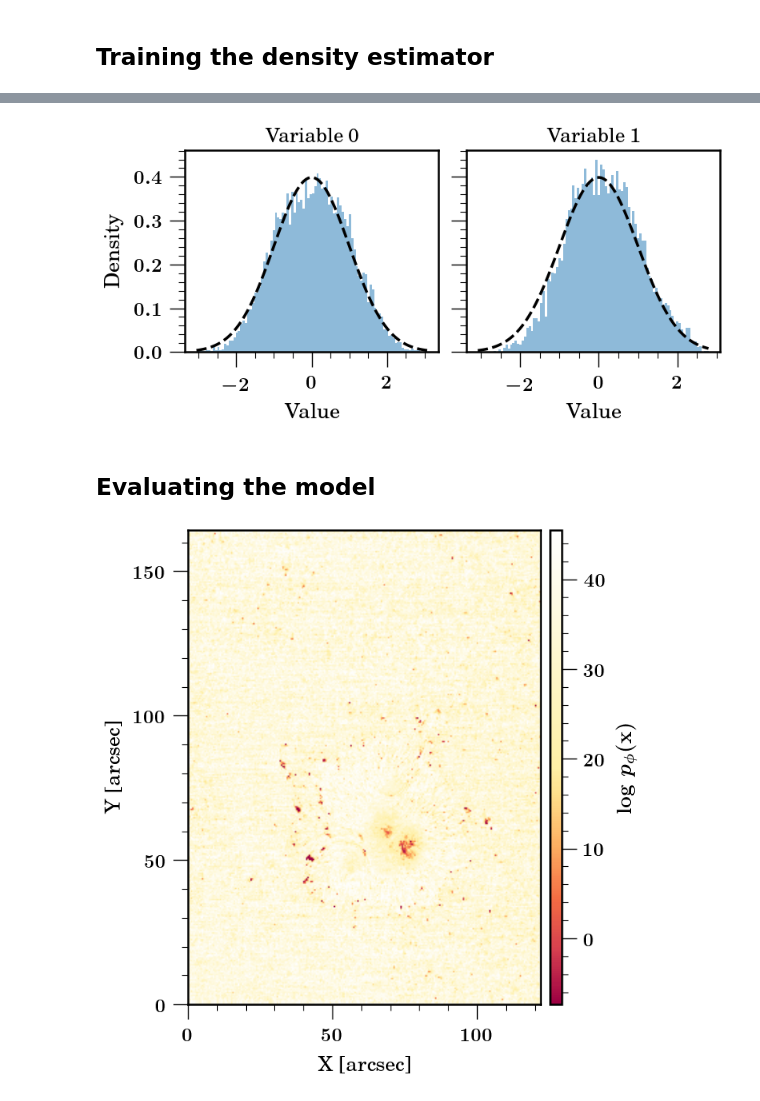
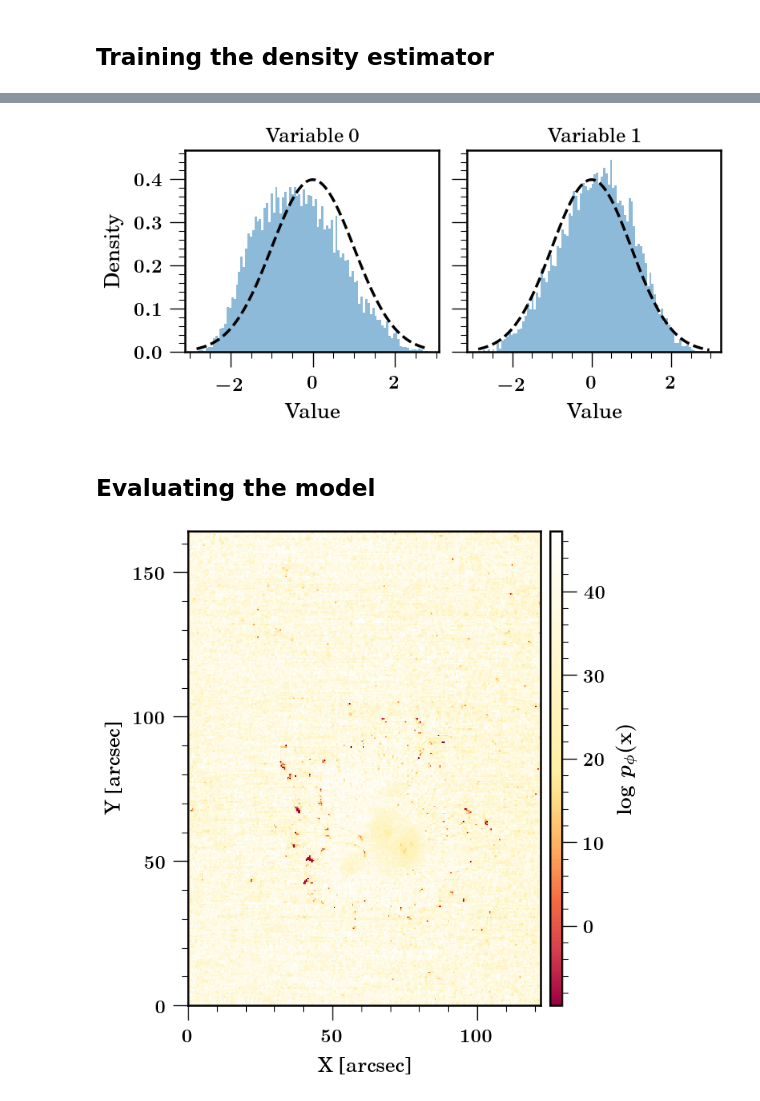
Before and after one commit to cdiazbas/inspectorch, a Jupyter notebook: example/example.ipynb, the cells around one changed output, grey strips where cells are left out. Cells and saved outputs as stored; diff of their text form; code cells hidden in the pictures.

```diff
--- a/example/example.ipynb
+++ b/example/example.ipynb
@@ -29,17 +29,14 @@ CUDA is not available. Using CPU.
 
 # Read the compressed Hinode data from file
 with np.load("hinode_data.npz") as npzfile:
-    data = npzfile["data"]
+    data = npzfile["data"] / 186.0
     wav = npzfile["wav"]
     pixel_size = npzfile["pixel_size"] * 3.0
 
 ny, nwav, nx = data.shape
 print(f"Data shape: {data.shape}")
 
-# Normalize data by quiet sun (QS) median value for consistent intensity scaling
-qs = np.median(data[:, 0, :])
-data = data / qs
-average = np.mean(data[:, :, :], axis=(0, 2))
+# Data does not need any normalization
 # %% [output]
 Data shape: (342, 30, 254)
 # %%
@@ -143,8 +144,12 @@ model.plot_train_loss()
 # %%
 # Visualize data distribution after training
-model.check_variables(train_loader, plot_variables=[0, 1], figsize=(8, 4))
+model.check_variables(train_loader,
+                      plot_variables=[0, 1], # Which variables to plot from your feature set
+                      figsize=(8, 4),
+                      rel_size=0.1  # It only checks 10% of the data for speed
+                      )
 # %% [output]
-[figure, old version]
+[figure, new version]
 # %% [markdown]
 ## Evaluating the model
 # %%
@@ -168,7 +173,7 @@ im = ax.imshow(
     vmin=0.1 * np.min(log_prob_reshaped),
     vmax=0.9 * np.max(log_prob_reshaped),
     origin="lower",
-    interpolation="bilinear",
+    interpolation="nearest",
     extent=extent,
 )
 cb = fig.colorbar(im, ax=ax, pad=0.02, shrink=1.0, aspect=40)
@@ -179,7 +184,7 @@ plt.ylabel("Y [arcsec]")
 plt.locator_params(axis="x", nbins=3)
 plt.locator_params(axis="y", nbins=5)
 # %% [output]
-[figure, old version]
+[figure, new version]
 # %%
 # --- Visualization of least common spectra ---
 
```
Also changed, not shown: parts of 4 cells of this notebook, 2 other files.
